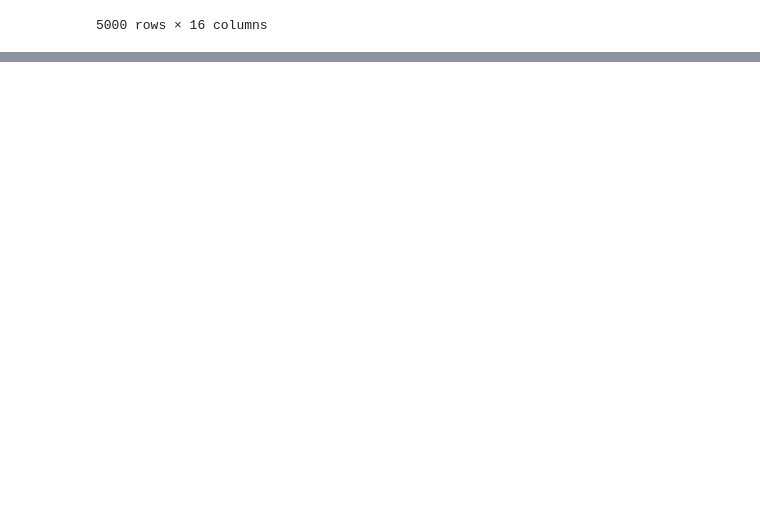
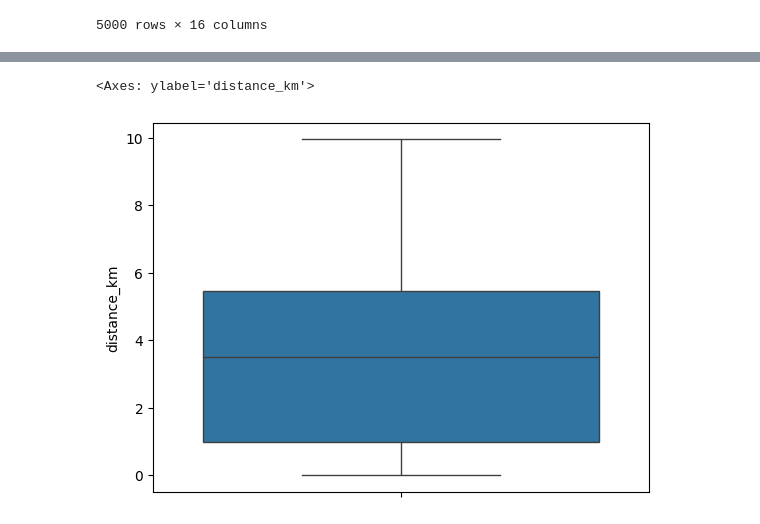
Before and after one commit to joaobaungartner/analise-de-dados, a Jupyter notebook: analise-de-dados.ipynb, the cells around one changed output, grey strips where cells are left out. Cells and saved outputs as stored; diff of their text form; code cells hidden in the pictures; blank space fills up the shorter version.

```diff
--- a/analise-de-dados.ipynb
+++ b/analise-de-dados.ipynb
@@ -20,0 +50,4 @@ df
+# %%
+numeric_cols = df.select_dtypes(include='number').columns
+df[numeric_cols] = df[numeric_cols].fillna(df[numeric_cols].mean())
+df.isnull().sum()
@@ -20,0 +176,5 @@ df
+# %%
+sns.boxplot(data=df, y=df['distance_km'])
+# %% [output]
+<Axes: ylabel='distance_km'>
+[figure, added]
```
Also changed, not shown: parts of 46 cells of this notebook.
